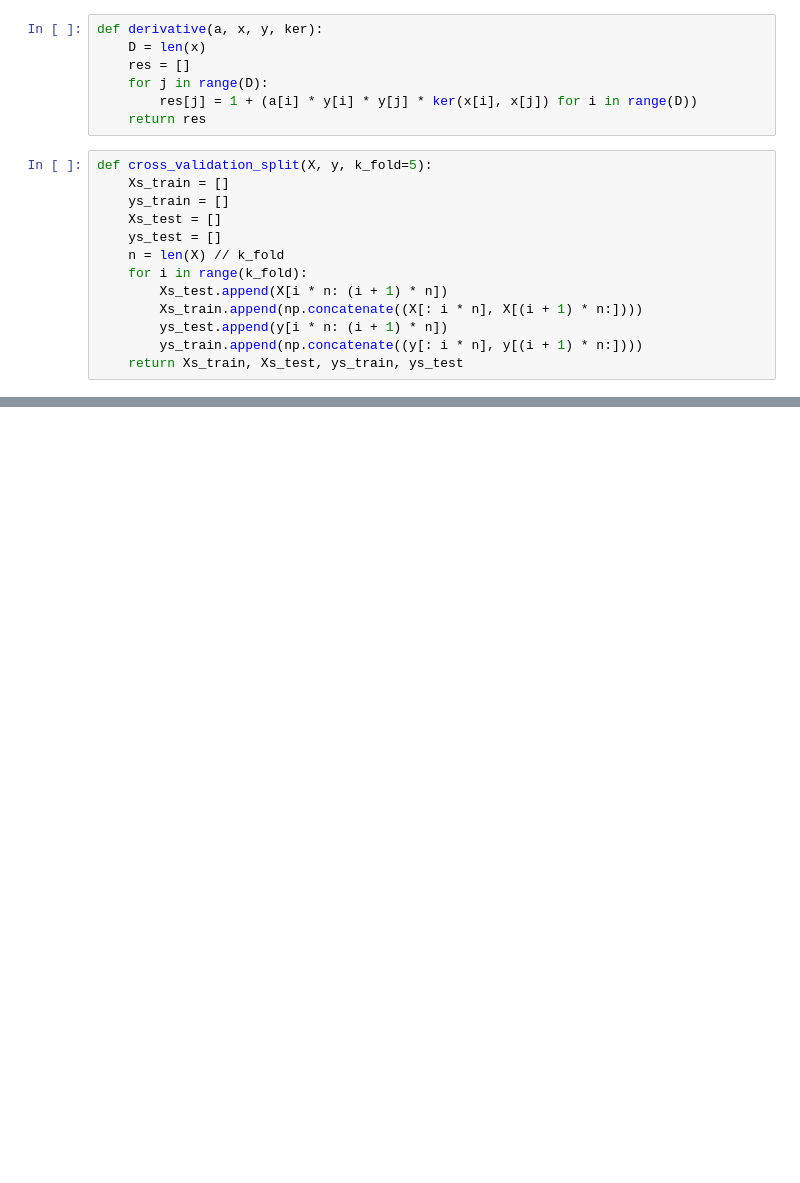
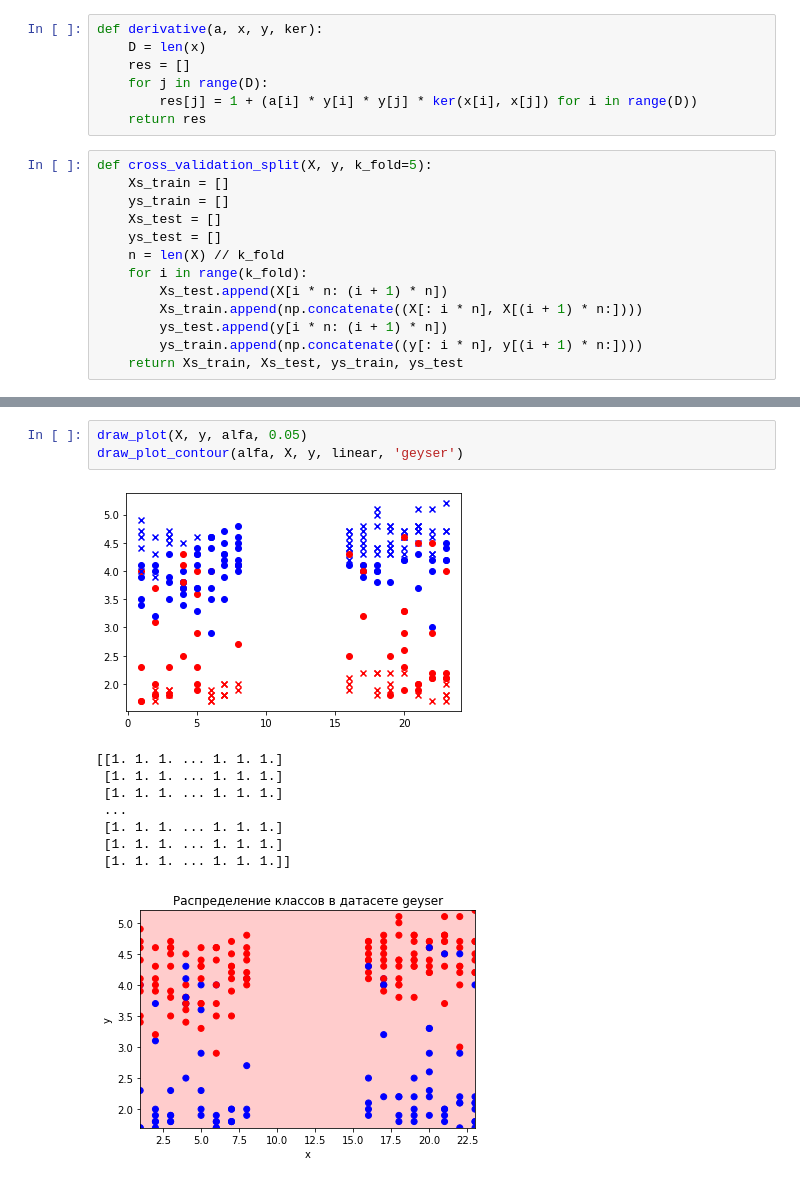
Before and after one commit to melZula/ML-in-ITMO-University, a Jupyter notebook: Labs/SVM.ipynb, the cells around one changed output, grey strips where cells are left out. Drawn from its saved outputs; the diff is of its cells as text; blank space fills up the shorter version.

```diff
--- a/Labs/SVM.ipynb
+++ b/Labs/SVM.ipynb
@@ -153,0 +159,13 @@ KeyboardInterrupt:
+# %%
+draw_plot(X, y, alfa, 0.05)
+draw_plot_contour(alfa, X, y, linear, 'geyser')
+# %% [output]
+[figure, added]
+[[1. 1. 1. ... 1. 1. 1.]
+ [1. 1. 1. ... 1. 1. 1.]
+ [1. 1. 1. ... 1. 1. 1.]
+ ...
+ [1. 1. 1. ... 1. 1. 1.]
+ [1. 1. 1. ... 1. 1. 1.]
+ [1. 1. 1. ... 1. 1. 1.]]
+[figure, added]
```
Also changed, not shown: parts of 12 cells of this notebook, 2 other files.
